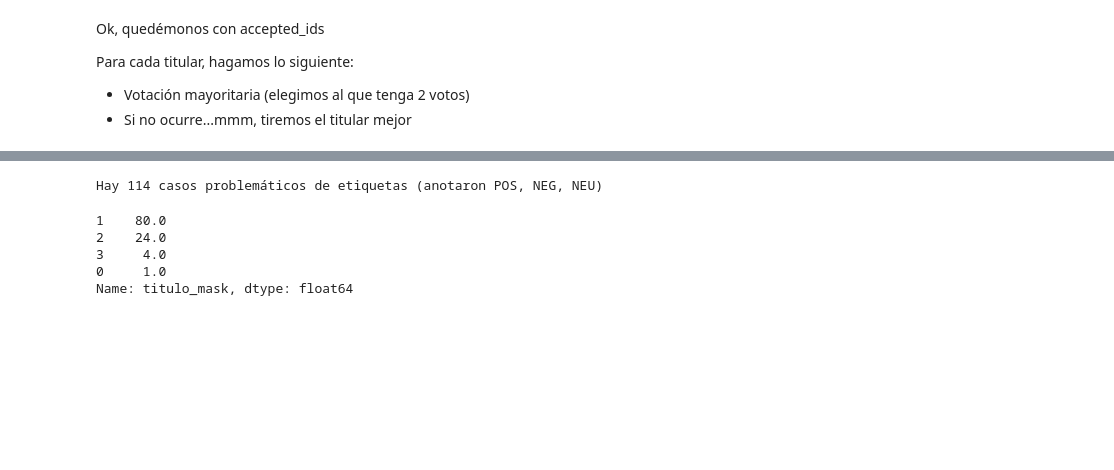
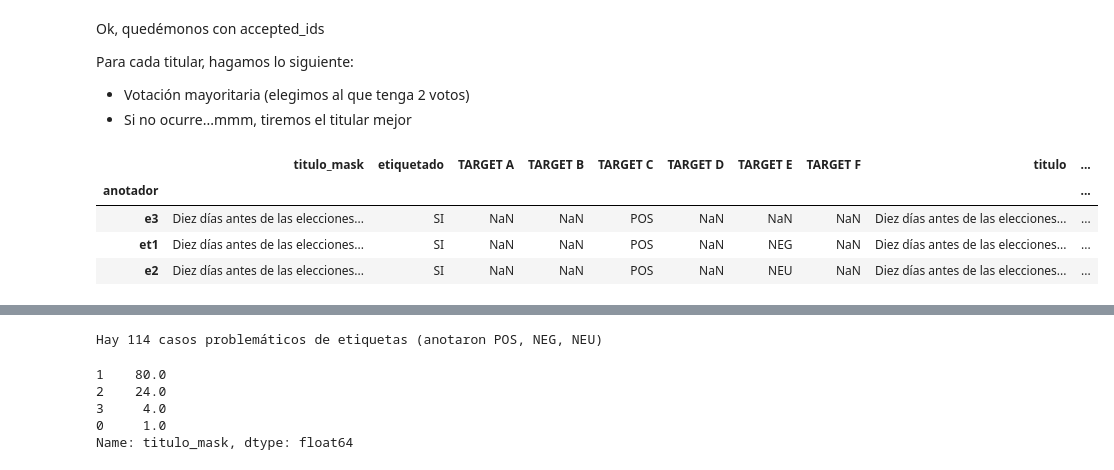
Before and after one commit to pysentimiento/sentiment-elecciones, a Jupyter notebook: notebooks/Asignacion.ipynb, the cells around one changed output, grey strips where cells are left out. Cells and saved outputs as stored; diff of their text form; code cells hidden in the pictures; blank space fills up the shorter version.

```diff
--- a/notebooks/Asignacion.ipynb
+++ b/notebooks/Asignacion.ipynb
@@ -64,3 +96,12 @@ annotator_df = pd.concat(dfs).set_index(["id", "anotador"])
+# %%
+import numpy as np
+
+label_cols = ['TARGET A', 'TARGET B', 'TARGET C', 'TARGET D',
+       'TARGET E', 'TARGET F']
+
+for label in label_cols:
+    problematic = (annotator_df[label].notna() & ~annotator_df[label].apply(lambda x: x in {"POS", "NEG", "NEU"}))
+    annotator_df.loc[problematic, label] = np.nan
 # %% [markdown]
 ## Asignación
 
@@ -108,3 +146,12 @@ Para cada titular, hagamos lo siguiente:
 
 - Votación mayoritaria (elegimos al que tenga 2 votos)
 - Si no ocurre...mmm, tiremos el titular mejor
+# %%
+
+annotator_df.loc[2010]
+# %% [output]
+|  | titulo_mask | etiquetado | TARGET A | TARGET B | TARGET C | TARGET D | TARGET E | TARGET F | titulo | ... |
+| anotador |  |  |  |  |  |  |  |  |  | ... |
+| e3 | Diez días antes de las elecciones... | SI | NaN | NaN | POS | NaN | NaN | NaN | Diez días antes de las elecciones... | ... |
+| et1 | Diez días antes de las elecciones... | SI | NaN | NaN | POS | NaN | NEG | NaN | Diez días antes de las elecciones... | ... |
+| e2 | Diez días antes de las elecciones... | SI | NaN | NaN | POS | NaN | NEU | NaN | Diez días antes de las elecciones... | ... |
```
Also changed, not shown: parts of 7 cells of this notebook.
